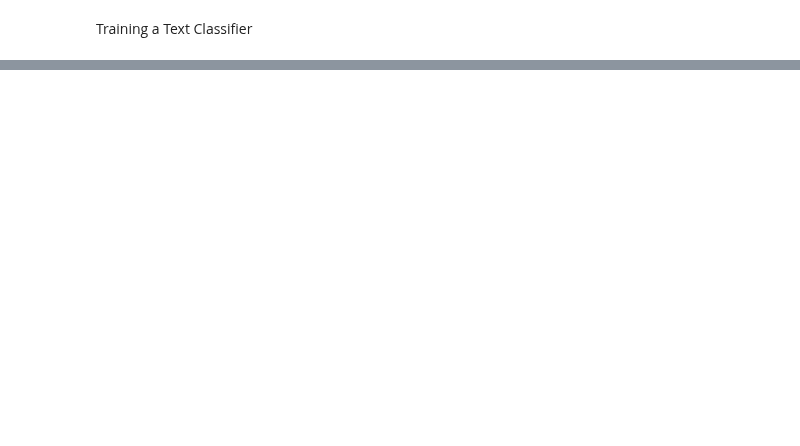
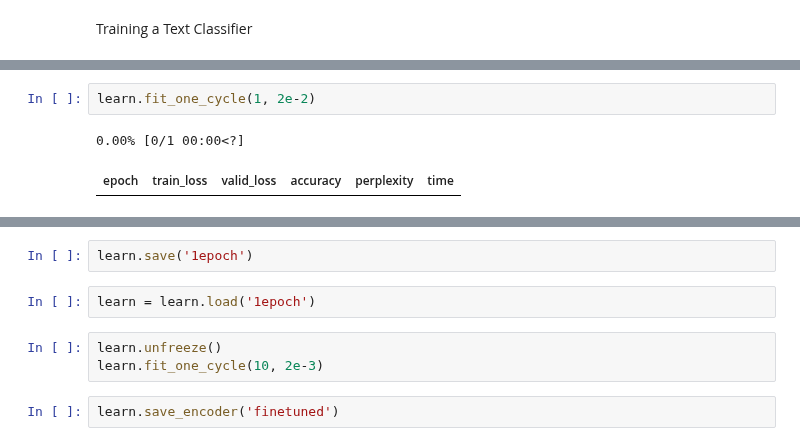
Before and after one commit to TBKHori/Analysis-ML-Deep-Learning, a Jupyter notebook: nlp_jumpoff.ipynb, the cells around one changed output, grey strips where cells are left out. Drawn from its saved outputs; the diff is of its cells as text; blank space fills up the shorter version.

```diff
--- a/nlp_jumpoff.ipynb
+++ b/nlp_jumpoff.ipynb
@@ -187,0 +211,5 @@ Training a Text Classifier
+# %%
+learn.fit_one_cycle(1, 2e-2)
+# %% [output]
+0.00% [0/1 00:00<?]
+| epoch | train_loss | valid_loss | accuracy | perplexity | time |
@@ -187,0 +217,9 @@ Training a Text Classifier
+# %%
+learn.save('1epoch')
+# %%
+learn = learn.load('1epoch')
+# %%
+learn.unfreeze()
+learn.fit_one_cycle(10, 2e-3)
+# %%
+learn.save_encoder('finetuned')
```
Also changed, not shown: parts of 19 cells of this notebook.
